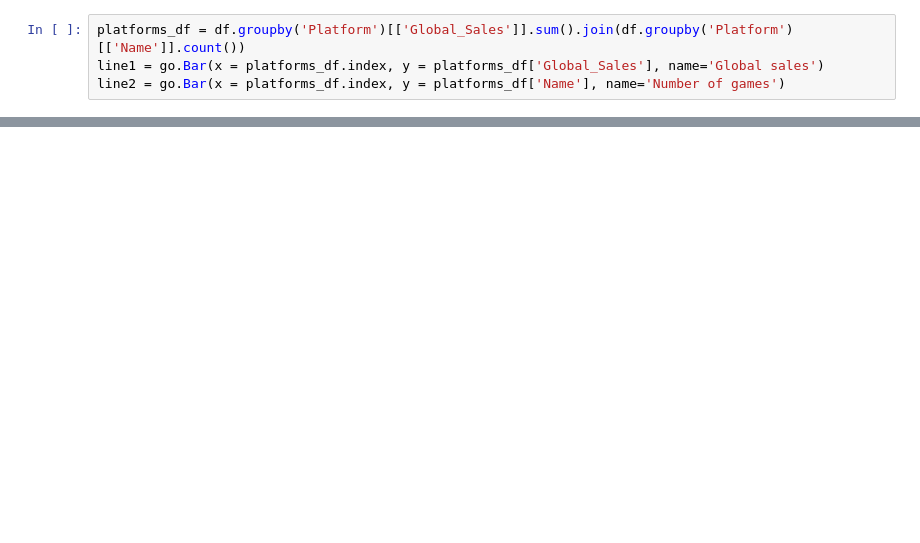
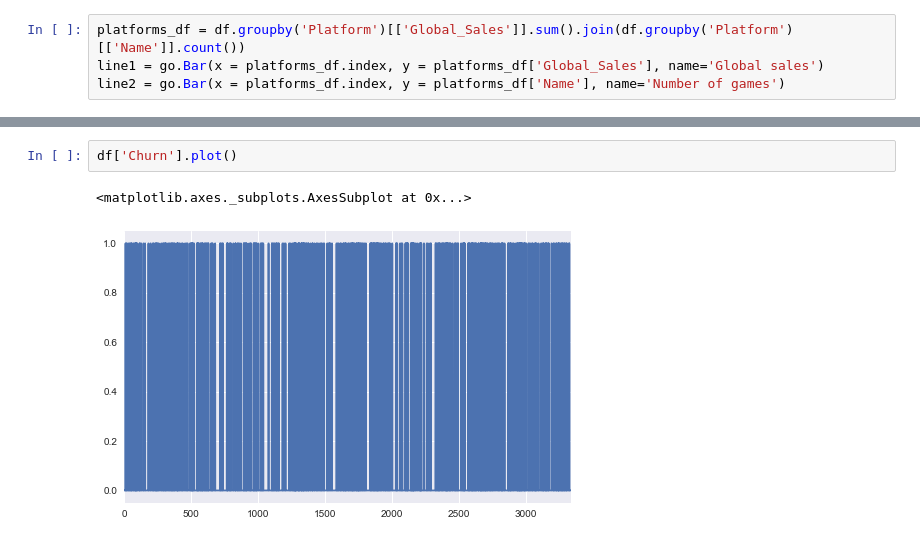
Before and after one commit to tarnenok/mlcourse_open, a Jupyter notebook: jupyter_notebooks/topic02_visual_analysis/my_article_explorations.ipynb, the cells around one changed output, grey strips where cells are left out. Saved outputs shown, nothing was run; the diff lists cells and outputs as text; blank space fills up the shorter version.

```diff
--- a/jupyter_notebooks/topic02_visual_analysis/my_article_explorations.ipynb
+++ b/jupyter_notebooks/topic02_visual_analysis/my_article_explorations.ipynb
@@ -166,0 +187,5 @@ Name: Critic_Score, dtype: float64
+# %%
+df['Churn'].plot()
+# %% [output]
+<matplotlib.axes._subplots.AxesSubplot at 0x...>
+[figure, added]
```
Also changed, not shown: parts of 22 cells of this notebook.
